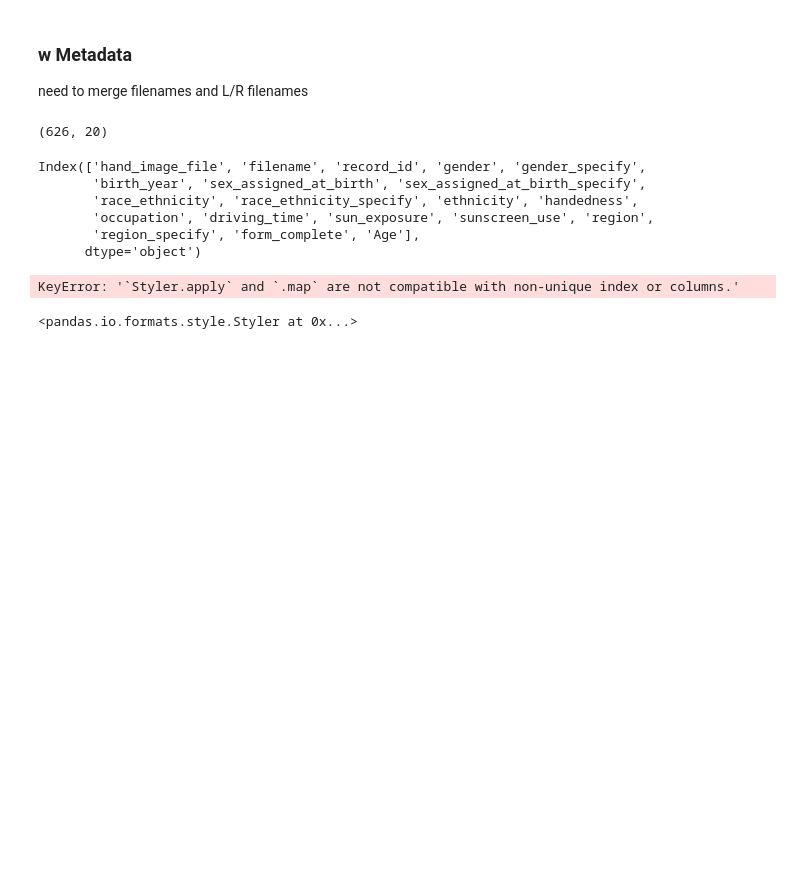
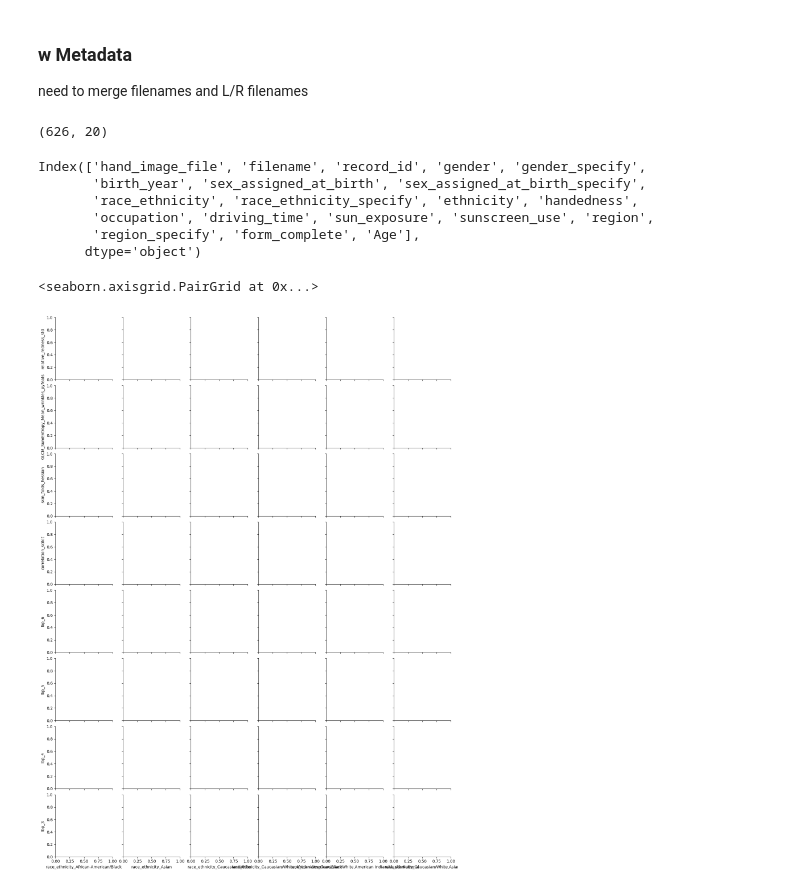
Before and after one commit to velexi-research/DermaML, a Jupyter notebook: notebooks/2024-11-08-NT-Feature-EDA.ipynb, the cells around one changed output. Saved outputs shown, nothing was run; the diff lists cells and outputs as text; code cells hidden in the pictures; blank space fills up the shorter version.

Commit message:
eda, computer transfer

```diff
--- a/notebooks/2024-11-08-NT-Feature-EDA.ipynb
+++ b/notebooks/2024-11-08-NT-Feature-EDA.ipynb
@@ -182,6 +185,48 @@ eda = pd.concat(
-# %%
-# import seaborn as sns
-eda.style.background_gradient(cmap='Blues')
-# %% [output]
-KeyError: '`Styler.apply` and `.map` are not compatible with non-unique index or columns.'
-<pandas.io.formats.style.Styler at 0x...>
+# %%
+sex_gender_columns = ['gender_Gender queer or gender fluid', 'gender_Man',
+       'gender_Non-binary or not exclusively man or woman', 'gender_Woman',
+       'sex_assigned_at_birth_Female', 'sex_assigned_at_birth_Male',
+       'sex_assigned_at_birth_Prefer not to say',]
+
+race_ethnicity_columns = ['race_ethnicity_African-American/Black', 'race_ethnicity_Asian',
+       'race_ethnicity_Caucasian/White',
+       'race_ethnicity_Caucasian/White,African-American/Black',
+       'race_ethnicity_Caucasian/White,American Indian/Alaska National',
+       'race_ethnicity_Caucasian/White,Asian']
+
+occupation_columns = ['occupation_Architecture/Engineering',
+       'occupation_Building/Ground Cleaning and Maintenance',
+       'occupation_Caretaking/Stay at Home Parent',
+       'occupation_Community and Social Services',
+       'occupation_Computer/Mathematical', 'occupation_Construction',
+       'occupation_Education, Training, Library',
+       'occupation_Farming/Fishing/Forestry',
+       'occupation_Food Preparation/Serving', 'occupation_Healthcare/Medical',
+       'occupation_Installation/Maintenance/Repair', 'occupation_Legal',
+       'occupation_Office and Administrative Support',
+       'occupation_Sales/Marketing', 'occupation_Student',
+       'occupation_Transportation', 'occupation_Unemployed']
+
+driving_columns = ['driving_time_30 minutes or less', 'driving_time_30-60 minutes',
+       'driving_time_60+ minutes', ]
+
+sun_columns = ['sun_exposure_1 hour', 'sun_exposure_2 hours', 'sun_exposure_3 hours',
+       'sun_exposure_4 hours', 'sun_exposure_5+ hours',
+       'sun_exposure_less than 30 minutes', 'sunscreen_use_Almost always',
+       'sunscreen_use_Never', 'sunscreen_use_Rarely',
+       'sunscreen_use_Sometimes',]
+
+region_columns = ['region_Midwest (ND, SD, NE, KS, MN, IA, MO, WI, IL, IN, MI, OH)',
+       'region_Noncontiguous (HI, AK)',
+       'region_Northeast (PA, NY, NJ, RI, CT, MA, VT, NH, ME)', 'region_Other',
+       'region_Pacific (WA, OR, CA)',
+       'region_Rocky Mountains (ID, MT, WY, NV, UT, CO)',
+       'region_Southeast (AR, LA, MS, TN, KY, WV, VA, NC, SC, GA, AL, FL, DL, MD, DC)',
+       'region_Southwest (AZ, NM, TX, OK)']
+# %%
+sns.pairplot(data = eda,
+             x_vars=race_ethnicity_columns,
+             y_vars=top_shap)
+# %% [output]
+<seaborn.axisgrid.PairGrid at 0x...>
+[figure, added]
```
Also changed, not shown: parts of 4 cells of this notebook.
